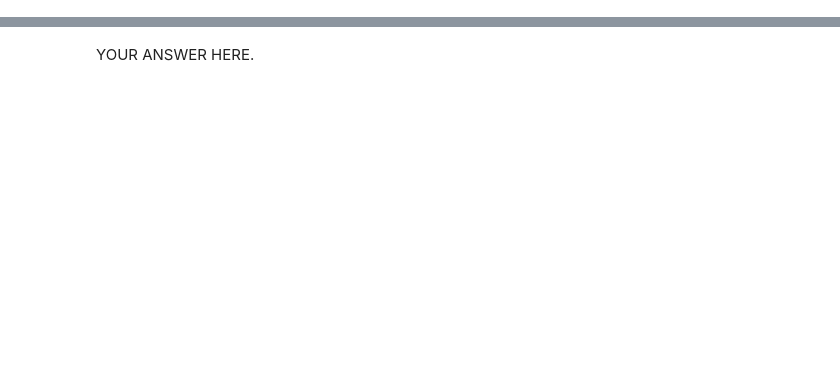
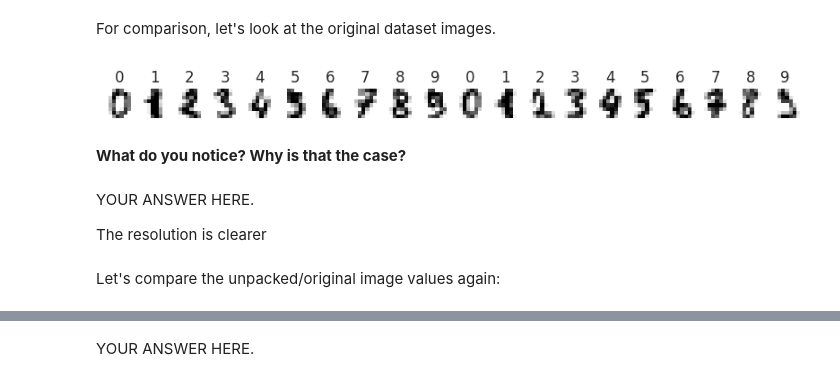
Before and after one commit to manan883/springboard2024, a Jupyter notebook: Exercise_02.ipynb, the cells around one changed output, grey strips where cells are left out. Cells and saved outputs as stored; diff of their text form; code cells hidden in the pictures; blank space fills up the shorter version.

```diff
--- a/Exercise_02.ipynb
+++ b/Exercise_02.ipynb
@@ -115,0 +323,18 @@ both datasets seem highly correlated
+# %% [markdown]
+For comparison, let's look at the original dataset images.
+# %%
+_, axes = plt.subplots(nrows=1, ncols=20, figsize=(10, 3))
+for ax, image, label in zip(axes, dataset.images, dataset.target):
+    ax.set_axis_off()
+    ax.imshow(image, cmap=plt.cm.gray_r, interpolation="nearest")
+    ax.set_title("%i" % label)
+# %% [output]
+[figure, added]
+# %% [markdown]
+**What do you notice?  Why is that the case?**
+# %% [markdown]
+YOUR ANSWER HERE.
+
+The resolution is clearer
+# %% [markdown]
+Let's compare the unpacked/original image values again:
```
Also changed, not shown: parts of 78 cells of this notebook, 5 other files.
